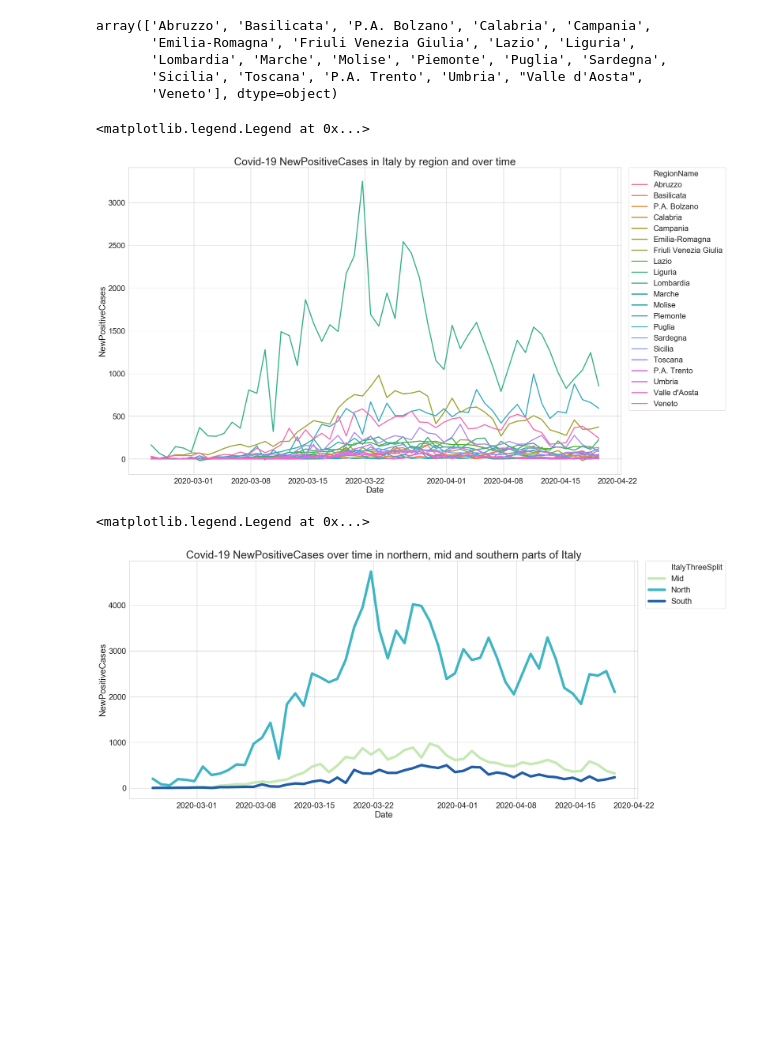
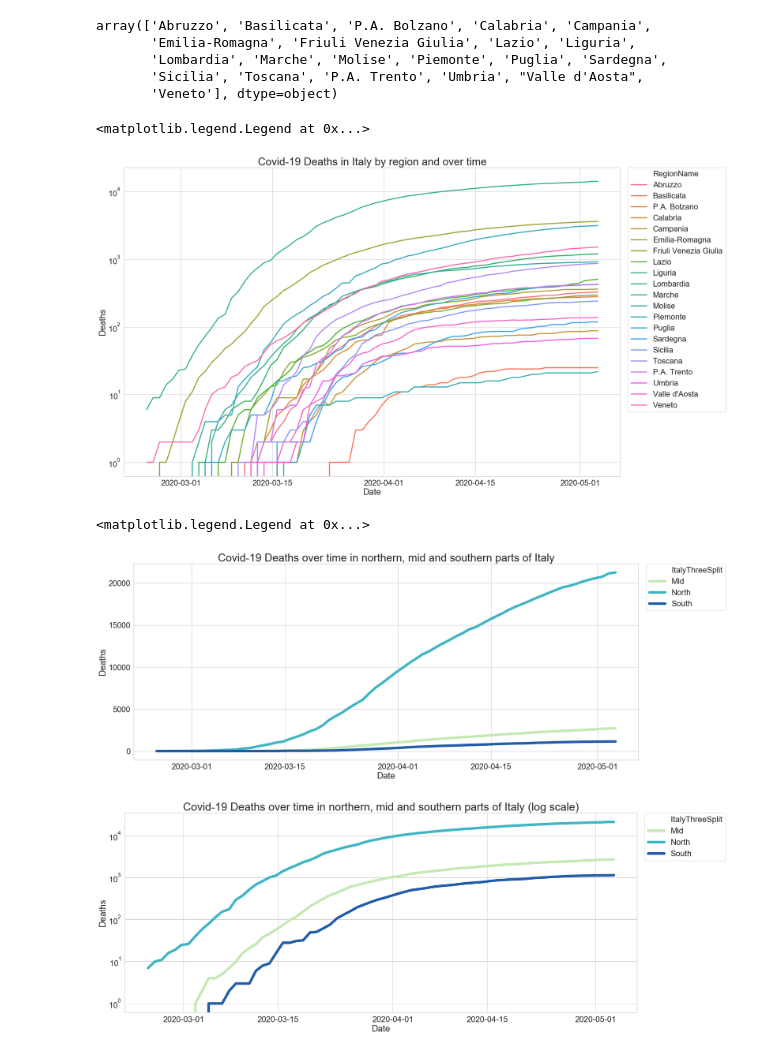
Before and after one commit to PerLiljekvist/Python-Pandas-Italy-Corona, a Jupyter notebook: Italy Covid-19.ipynb, the cells around one changed output. Saved outputs shown, nothing was run; the diff lists cells and outputs as text; code cells hidden in the pictures; blank space fills up the shorter version.

Commit message:
Log scales added

```diff
--- a/Italy Covid-19.ipynb
+++ b/Italy Covid-19.ipynb
@@ -90,9 +92,10 @@ Italy_covid19_df.loc[Italy_covid19_df.RegionName == "Sardegna", "ItalyThreeSplit
 # %%
 #deaths by region
 
-measure = 'NewPositiveCases'
+measure = 'Deaths'
 
 plt.figure(figsize=(25, 16))
+plt.yscale('log')
 
 style = sns.set(style="whitegrid",
         font_scale=2,
@@ -106,7 +109,7 @@ sns.lineplot(x="Date",
 plt.legend(bbox_to_anchor=(1.015, 1), loc=2, borderaxespad=0)
 # %% [output]
 <matplotlib.legend.Legend at 0x...>
-[figure, old version]
+[figure, new version]
 # %%
 # group by date and north, mid and south
 
@@ -115,24 +118,43 @@ grouped_by_region_df = Italy_covid19_df.groupby(['Date', 'ItalyThreeSplit'],
                                                 'Deaths',
                                                 'NewPositiveCases',
                                                 'CurrentPositiveCases',
+                                                 'HomeConfinement',
                                                  'Recovered',
                                                  'TestsPerformed'].sum()
 # %%
-measure = 'NewPositiveCases'
+measure = 'Deaths'
 
-plt.figure(figsize=(25, 12))
+plt.figure(figsize=(25, 10))
 
 style = sns.set(style="whitegrid",
         font_scale=2,
         rc={"lines.linewidth": 7.0})
 
 sns.lineplot(x="Date",
              y=measure,
              hue="ItalyThreeSplit",
              palette="YlGnBu",
              data=grouped_by_region_df[grouped_by_region_df.ItalyThreeSplit != 'Sardinia']).set_title( 'Covid-19 ' + measure + ' over time in northern, mid and southern parts of Italy',fontsize=30)
 
 plt.legend(bbox_to_anchor=(1.015, 1), loc=2, borderaxespad=0)
+
+#logarithmic y scale
+
+plt.figure(figsize=(25, 10))
+plt.yscale('log')
+
+style = sns.set(style="whitegrid",
+        font_scale=2,
+        rc={"lines.linewidth": 7.0})
+
+sns.lineplot(x="Date",
+             y=measure,
+             hue="ItalyThreeSplit",
+             palette="YlGnBu",
+             data=grouped_by_region_df[grouped_by_region_df.ItalyThreeSplit != 'Sardinia']).set_title( 'Covid-19 ' + measure + ' over time in northern, mid and southern parts of Italy (log scale)',fontsize=30)
+
+plt.legend(bbox_to_anchor=(1.015, 1), loc=2, borderaxespad=0)
 # %% [output]
 <matplotlib.legend.Legend at 0x...>
-[figure, old version]
+[figure, new version]
+[figure, added]
```
Also changed, not shown: parts of 1 cell of this notebook.
